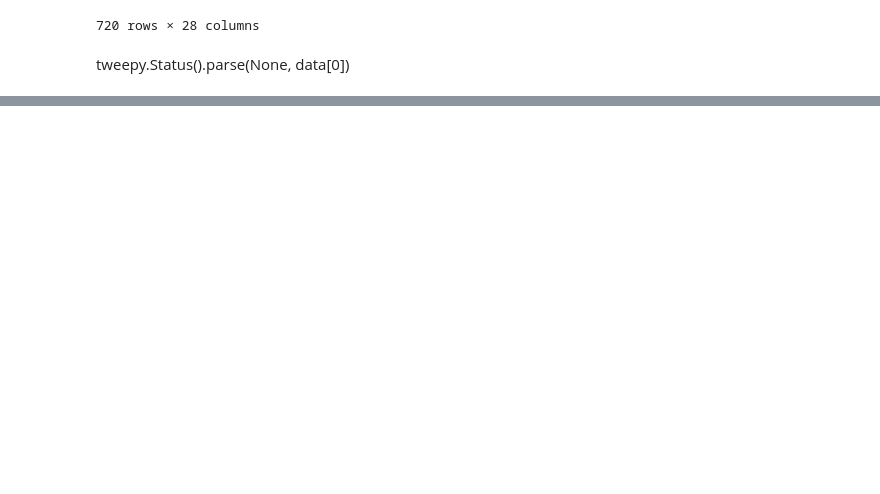
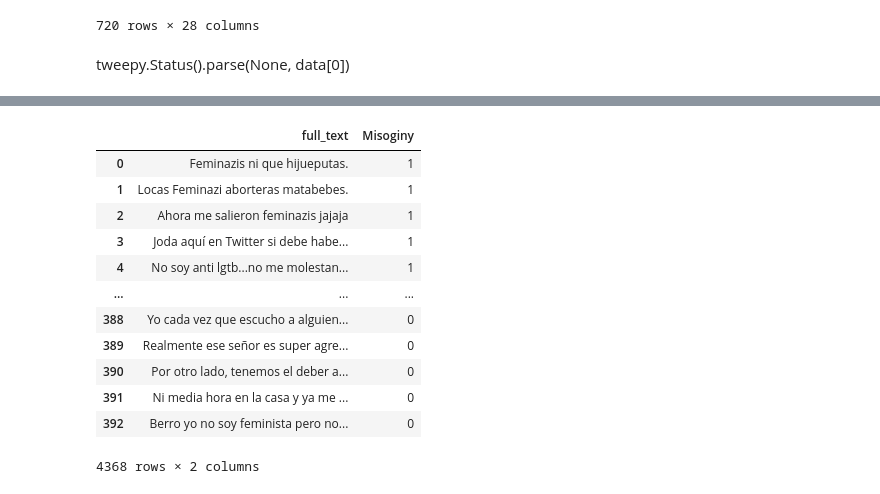
Before and after one commit to aGimenezO/IH-final-project-Misoginy-Tweet-Detection-NLP-Model, a Jupyter notebook: Data extraction.ipynb, the cells around one changed output, grey strips where cells are left out. Drawn from its saved outputs; the diff is of its cells as text; code cells hidden in the pictures; blank space fills up the shorter version.

```diff
--- a/Data extraction.ipynb
+++ b/Data extraction.ipynb
@@ -256,0 +359,16 @@ JSONDecodeError: Extra data: line 2 column 1 (char 20)
+# %%
+full_dataset
+# %% [output]
+|  | full_text | Misoginy |
+| 0 | Feminazis ni que hijueputas. | 1 |
+| 1 | Locas Feminazi aborteras matabebes. | 1 |
+| 2 | Ahora me salieron feminazis jajaja | 1 |
+| 3 | Joda aquí en Twitter si debe habe... | 1 |
+| 4 | No soy anti lgtb...no me molestan... | 1 |
+| ... | ... | ... |
+| 388 | Yo cada vez que escucho a alguien... | 0 |
+| 389 | Realmente ese señor es super agre... | 0 |
+| 390 | Por otro lado, tenemos el deber a... | 0 |
+| 391 | Ni media hora en la casa y ya me ... | 0 |
+| 392 | Berro yo no soy feminista pero no... | 0 |
+4368 rows × 2 columns
```
Also changed, not shown: parts of 24 cells of this notebook, 1 other file.
